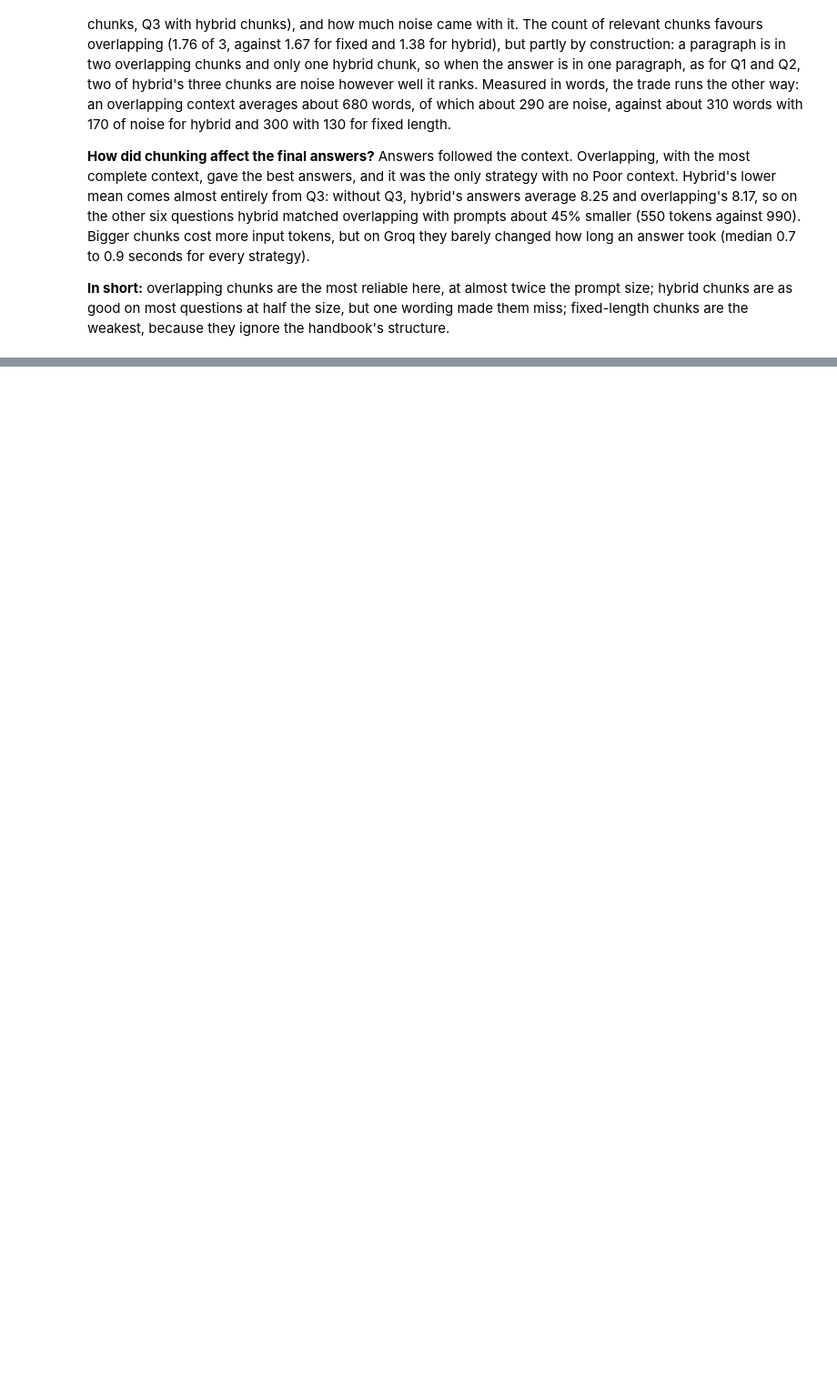
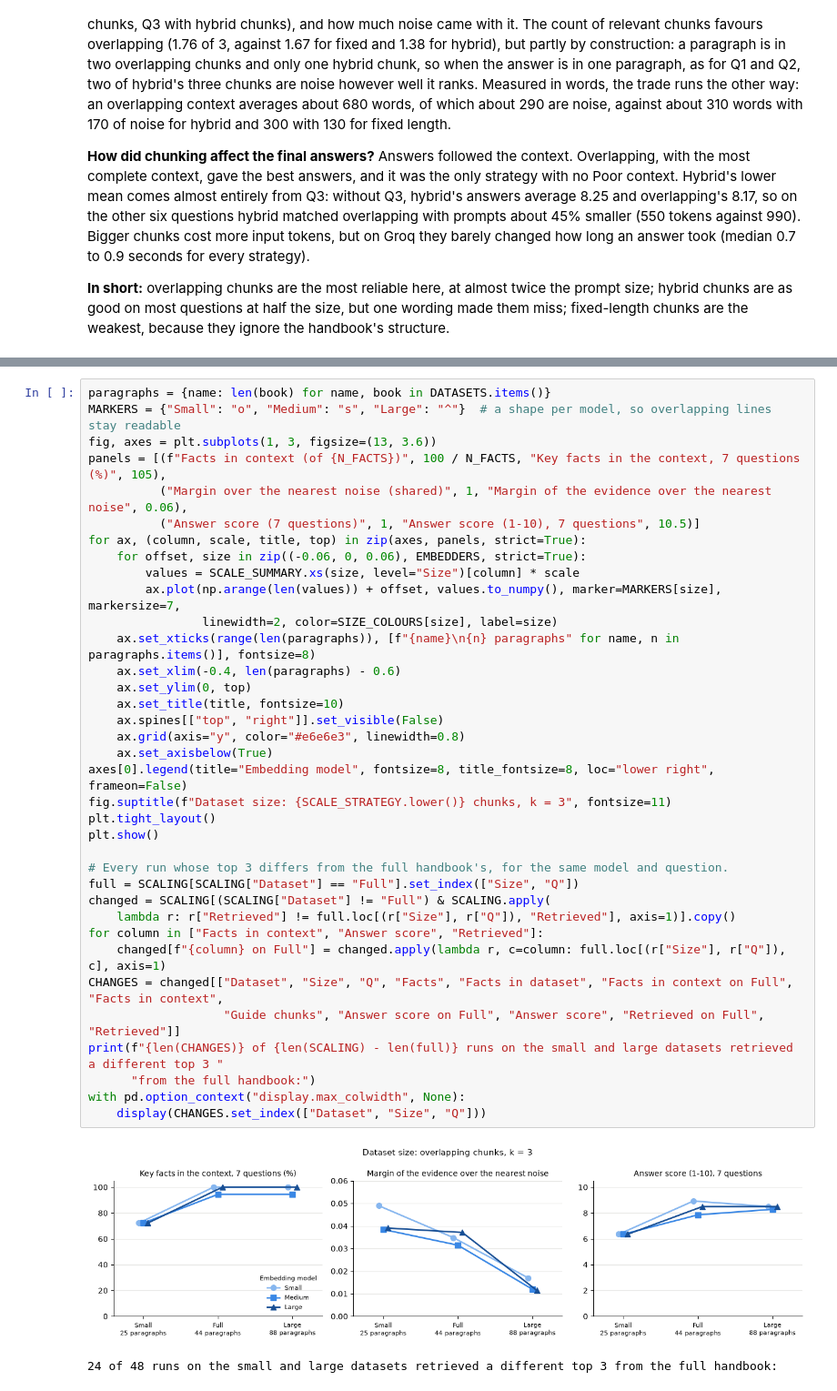
Before and after one commit to manojkmohan5/13_QuadConnect, a Jupyter notebook: rag/rag_system.ipynb, the cells around one changed output, grey strips where cells are left out. Shown at 91% size. Cells and saved outputs as stored; diff of their text form; blank space fills up the shorter version.

```diff
--- a/rag/rag_system.ipynb
+++ b/rag/rag_system.ipynb
@@ -1375,0 +1542,39 @@ because they ignore the handbook's structure.
+# %%
+paragraphs = {name: len(book) for name, book in DATASETS.items()}
+MARKERS = {"Small": "o", "Medium": "s", "Large": "^"}  # a shape per model, so overlapping lines stay readable
+fig, axes = plt.subplots(1, 3, figsize=(13, 3.6))
+panels = [(f"Facts in context (of {N_FACTS})", 100 / N_FACTS, "Key facts in the context, 7 questions (%)", 105),
+          ("Margin over the nearest noise (shared)", 1, "Margin of the evidence over the nearest noise", 0.06),
+          ("Answer score (7 questions)", 1, "Answer score (1-10), 7 questions", 10.5)]
+for ax, (column, scale, title, top) in zip(axes, panels, strict=True):
+    for offset, size in zip((-0.06, 0, 0.06), EMBEDDERS, strict=True):
+        values = SCALE_SUMMARY.xs(size, level="Size")[column] * scale
+        ax.plot(np.arange(len(values)) + offset, values.to_numpy(), marker=MARKERS[size], markersize=7,
+                linewidth=2, color=SIZE_COLOURS[size], label=size)
+    ax.set_xticks(range(len(paragraphs)), [f"{name}\n{n} paragraphs" for name, n in paragraphs.items()], fontsize=8)
+    ax.set_xlim(-0.4, len(paragraphs) - 0.6)
+    ax.set_ylim(0, top)
+    ax.set_title(title, fontsize=10)
+    ax.spines[["top", "right"]].set_visible(False)
+    ax.grid(axis="y", color="#e6e6e3", linewidth=0.8)
+    ax.set_axisbelow(True)
+axes[0].legend(title="Embedding model", fontsize=8, title_fontsize=8, loc="lower right", frameon=False)
+fig.suptitle(f"Dataset size: {SCALE_STRATEGY.lower()} chunks, k = 3", fontsize=11)
+plt.tight_layout()
+plt.show()
+
+# Every run whose top 3 differs from the full handbook's, for the same model and question.
+full = SCALING[SCALING["Dataset"] == "Full"].set_index(["Size", "Q"])
+changed = SCALING[(SCALING["Dataset"] != "Full") & SCALING.apply(
+    lambda r: r["Retrieved"] != full.loc[(r["Size"], r["Q"]), "Retrieved"], axis=1)].copy()
+for column in ["Facts in context", "Answer score", "Retrieved"]:
+    changed[f"{column} on Full"] = changed.apply(lambda r, c=column: full.loc[(r["Size"], r["Q"]), c], axis=1)
+CHANGES = changed[["Dataset", "Size", "Q", "Facts", "Facts in dataset", "Facts in context on Full", "Facts in context",
+                   "Guide chunks", "Answer score on Full", "Answer score", "Retrieved on Full", "Retrieved"]]
+print(f"{len(CHANGES)} of {len(SCALING) - len(full)} runs on the small and large datasets retrieved a different top 3 "
+      "from the full handbook:")
+with pd.option_context("display.max_colwidth", None):
+    display(CHANGES.set_index(["Dataset", "Size", "Q"]))
+# %% [output]
+[figure, added]
+24 of 48 runs on the small and large datasets retrieved a different top 3 from the full handbook:
```
Also changed, not shown: parts of 13 cells of this notebook, 7 other files.
